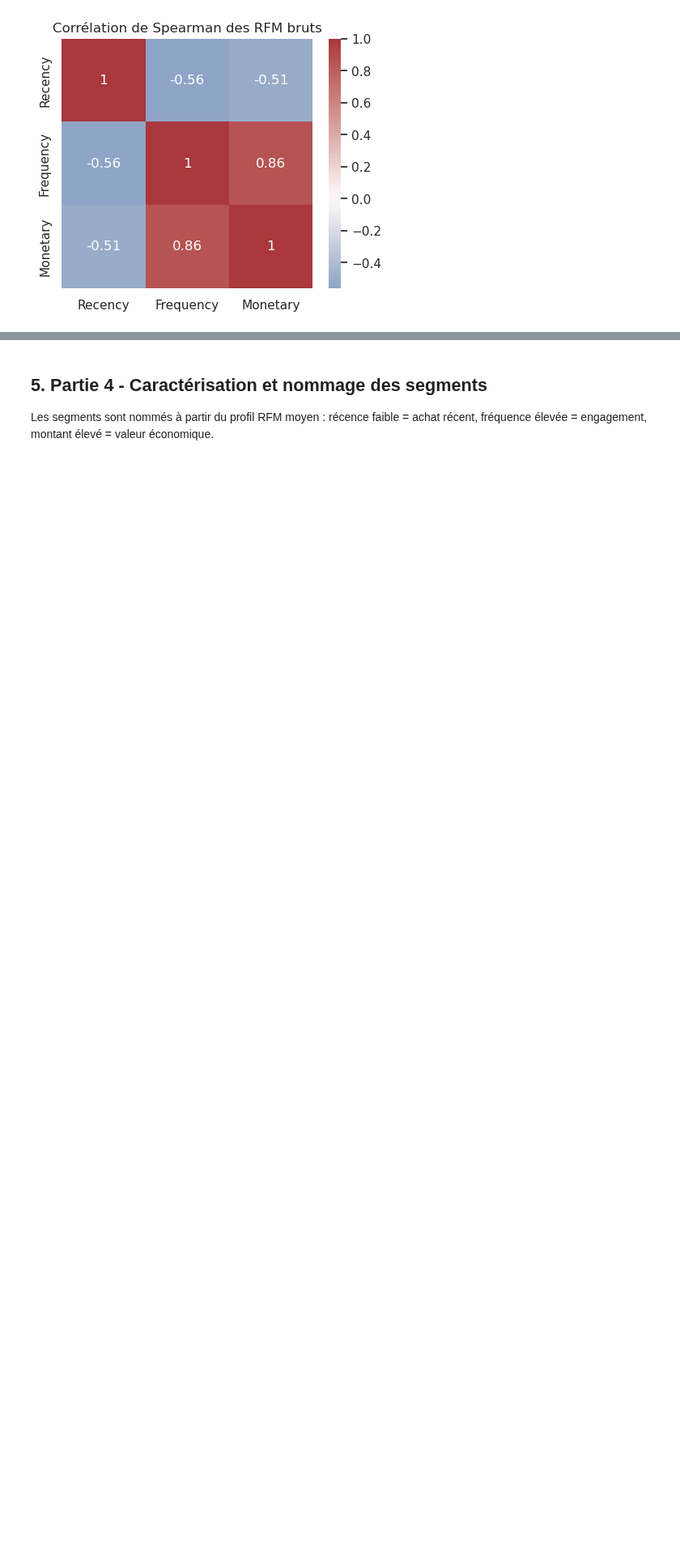
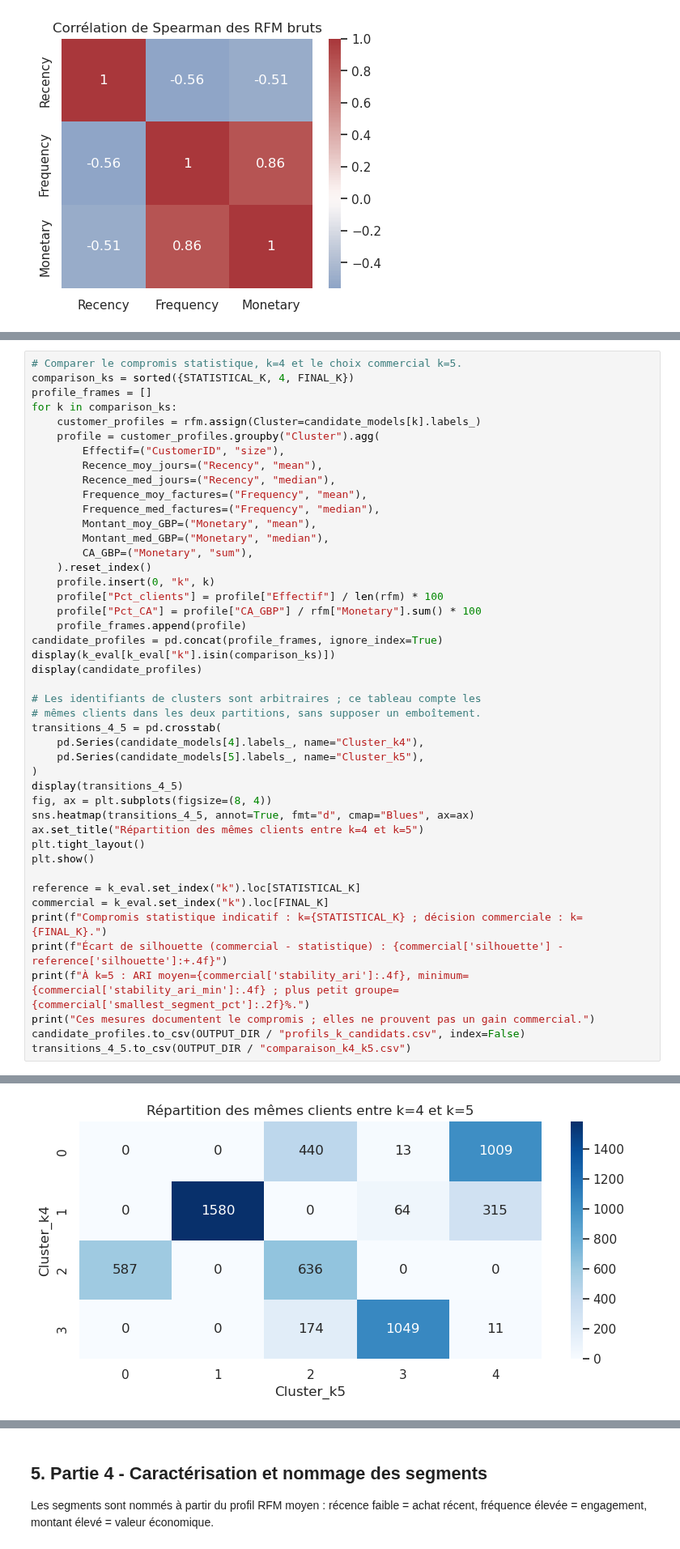
Before and after one commit to Mounix756/rfm-customer-segmentation-platform, a Jupyter notebook: ml/index.ipynb, the cells around one changed output, grey strips where cells are left out. Shown at 81% size. Cells and saved outputs as stored; diff of their text form; blank space fills up the shorter version.

```diff
--- a/ml/index.ipynb
+++ b/ml/index.ipynb
@@ -399,0 +469,46 @@ plt.show()
+# %%
+# Comparer le compromis statistique, k=4 et le choix commercial k=5.
+comparison_ks = sorted({STATISTICAL_K, 4, FINAL_K})
+profile_frames = []
+for k in comparison_ks:
+    customer_profiles = rfm.assign(Cluster=candidate_models[k].labels_)
+    profile = customer_profiles.groupby("Cluster").agg(
+        Effectif=("CustomerID", "size"),
+        Recence_moy_jours=("Recency", "mean"),
+        Recence_med_jours=("Recency", "median"),
+        Frequence_moy_factures=("Frequency", "mean"),
+        Frequence_med_factures=("Frequency", "median"),
+        Montant_moy_GBP=("Monetary", "mean"),
+        Montant_med_GBP=("Monetary", "median"),
+        CA_GBP=("Monetary", "sum"),
+    ).reset_index()
+    profile.insert(0, "k", k)
+    profile["Pct_clients"] = profile["Effectif"] / len(rfm) * 100
+    profile["Pct_CA"] = profile["CA_GBP"] / rfm["Monetary"].sum() * 100
+    profile_frames.append(profile)
+candidate_profiles = pd.concat(profile_frames, ignore_index=True)
+display(k_eval[k_eval["k"].isin(comparison_ks)])
+display(candidate_profiles)
+
+# Les identifiants de clusters sont arbitraires ; ce tableau compte les
+# mêmes clients dans les deux partitions, sans supposer un emboîtement.
+transitions_4_5 = pd.crosstab(
+    pd.Series(candidate_models[4].labels_, name="Cluster_k4"),
+    pd.Series(candidate_models[5].labels_, name="Cluster_k5"),
+)
+display(transitions_4_5)
+fig, ax = plt.subplots(figsize=(8, 4))
+sns.heatmap(transitions_4_5, annot=True, fmt="d", cmap="Blues", ax=ax)
+ax.set_title("Répartition des mêmes clients entre k=4 et k=5")
+plt.tight_layout()
+plt.show()
+
+reference = k_eval.set_index("k").loc[STATISTICAL_K]
+commercial = k_eval.set_index("k").loc[FINAL_K]
+print(f"Compromis statistique indicatif : k={STATISTICAL_K} ; décision commerciale : k={FINAL_K}.")
+print(f"Écart de silhouette (commercial - statistique) : {commercial['silhouette'] - reference['silhouette']:+.4f}")
+print(f"À k=5 : ARI moyen={commercial['stability_ari']:.4f}, minimum={commercial['stability_ari_min']:.4f} ; plus petit groupe={commercial['smallest_segment_pct']:.2f}%.")
+print("Ces mesures documentent le compromis ; elles ne prouvent pas un gain commercial.")
+candidate_profiles.to_csv(OUTPUT_DIR / "profils_k_candidats.csv", index=False)
+transitions_4_5.to_csv(OUTPUT_DIR / "comparaison_k4_k5.csv")
+# %% [output]
@@ -399,0 +537 @@ plt.show()
+[figure, added]
```
Also changed, not shown: parts of 17 cells of this notebook, 1 other file.
